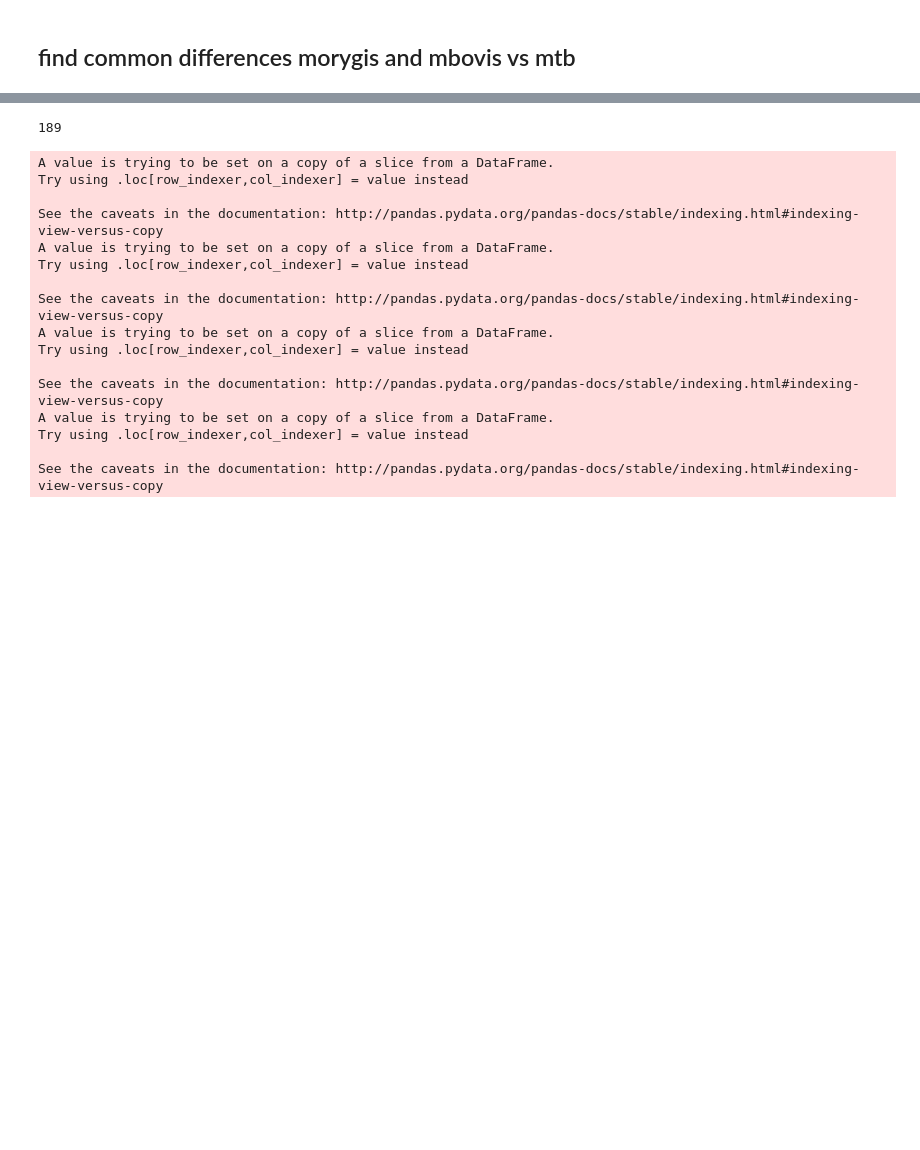
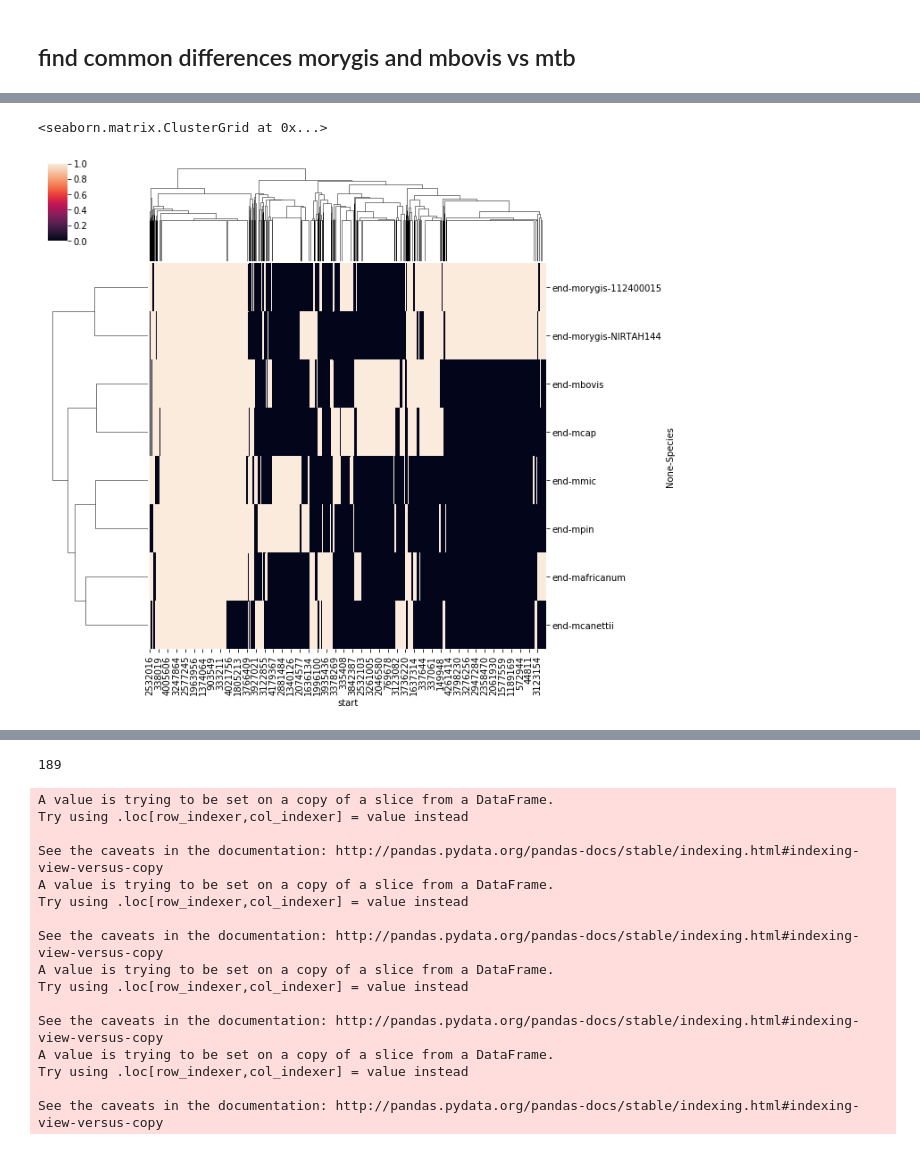
Before and after one commit to Matt-McElheron/Orygis_project, a Jupyter notebook: RunNucDiff_02-08-19.ipynb, the cells around one changed output, grey strips where cells are left out. Saved outputs shown, nothing was run; the diff lists cells and outputs as text; code cells hidden in the pictures; blank space fills up the shorter version.

```diff
--- a/RunNucDiff_02-08-19.ipynb
+++ b/RunNucDiff_02-08-19.ipynb
@@ -240,0 +261,7 @@ sns.clustermap(start_table.T)
+# %%
+snps_indels_start_table = pd.concat([start_table, snp_start_table])
+snps_indels_start_table
+sns.clustermap(snps_indels_start_table.T)
+# %% [output]
+<seaborn.matrix.ClusterGrid at 0x...>
+[figure, added]
```
Also changed, not shown: parts of 15 cells of this notebook.
